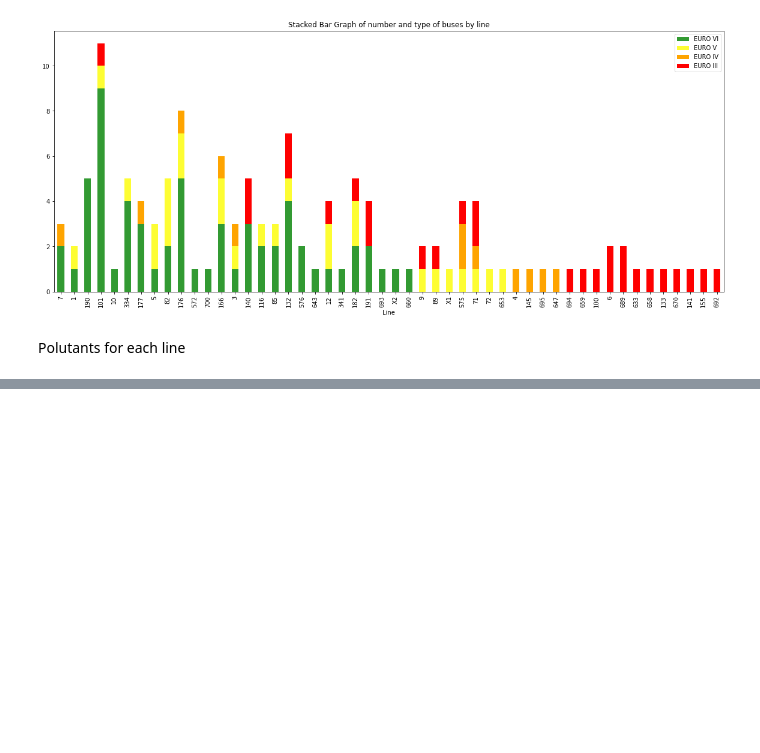
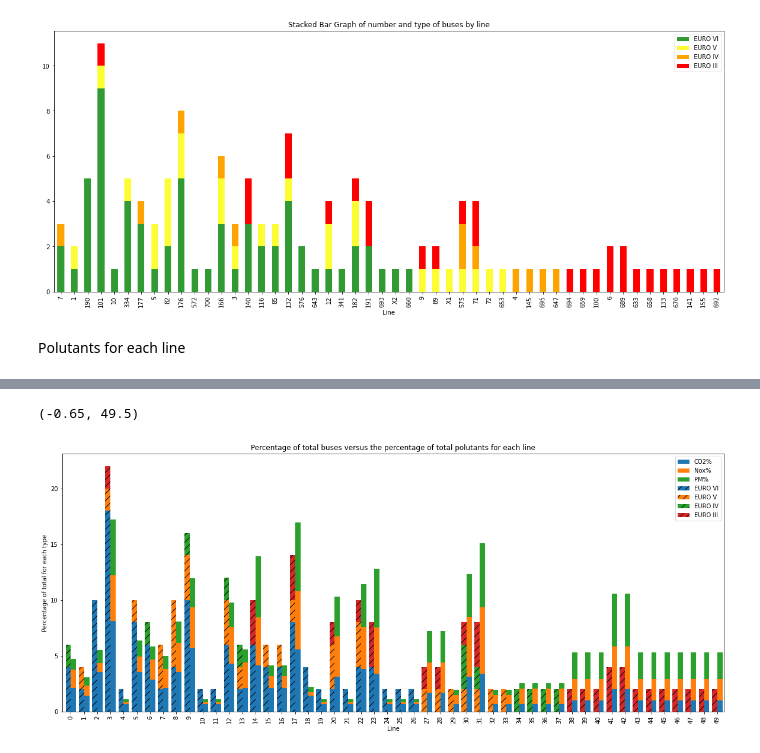
Before and after one commit to JackSandford/ECK, a Jupyter notebook: Self_data_project.ipynb, the cells around one changed output, grey strips where cells are left out. Cells and saved outputs as stored; diff of their text form; code cells hidden in the pictures; blank space fills up the shorter version.

```diff
--- a/Self_data_project.ipynb
+++ b/Self_data_project.ipynb
@@ -283 +278,15 @@ line_emissions_table()
 [figure]
+# %%
+fig, ax = plt.subplots()
+
+line_emissions.plot(kind="bar", stacked=True, width=0.4,
+                  ax=ax, position=0, figsize = (20,8), title = 'Percentage of total buses versus the percentage of total polutants for each line')
+bartable_percentages.plot(kind="bar", stacked=True, width=0.4,
+                   ax=ax, position=1, figsize = (20,8), hatch='//')
+
+ax.set_xlabel('Line')
+ax.set_ylabel('Percentage of total for each type')
+ax.set_xlim(right=len(line_emissions)-0.5)
+# %% [output]
+(-0.65, 49.5)
+[figure, added]
```
Also changed, not shown: parts of 17 cells of this notebook.
